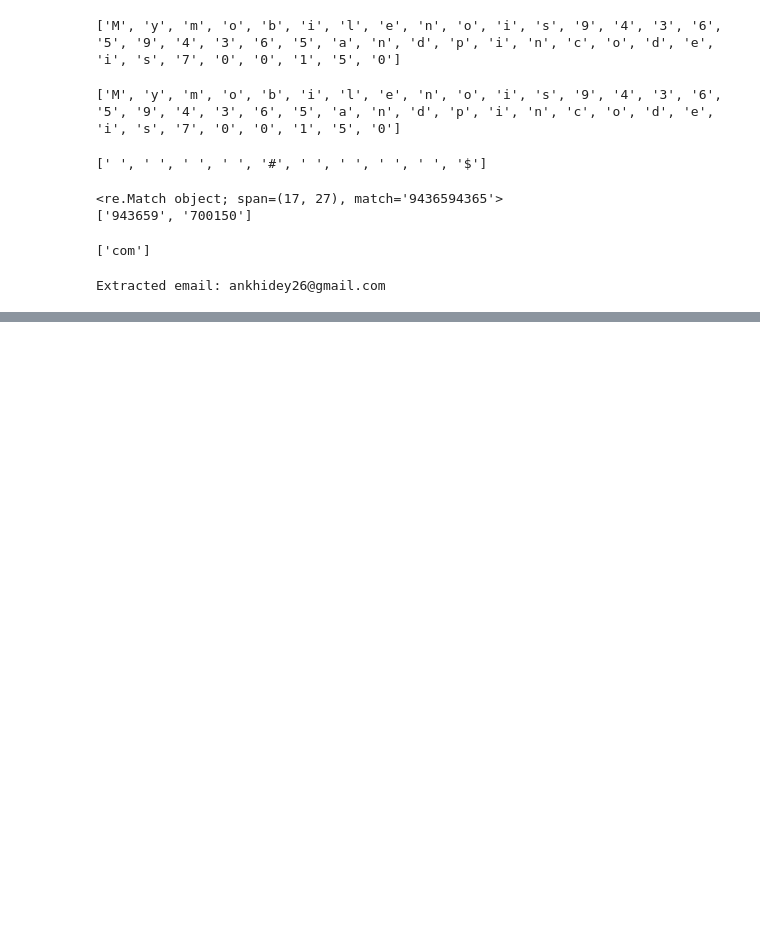
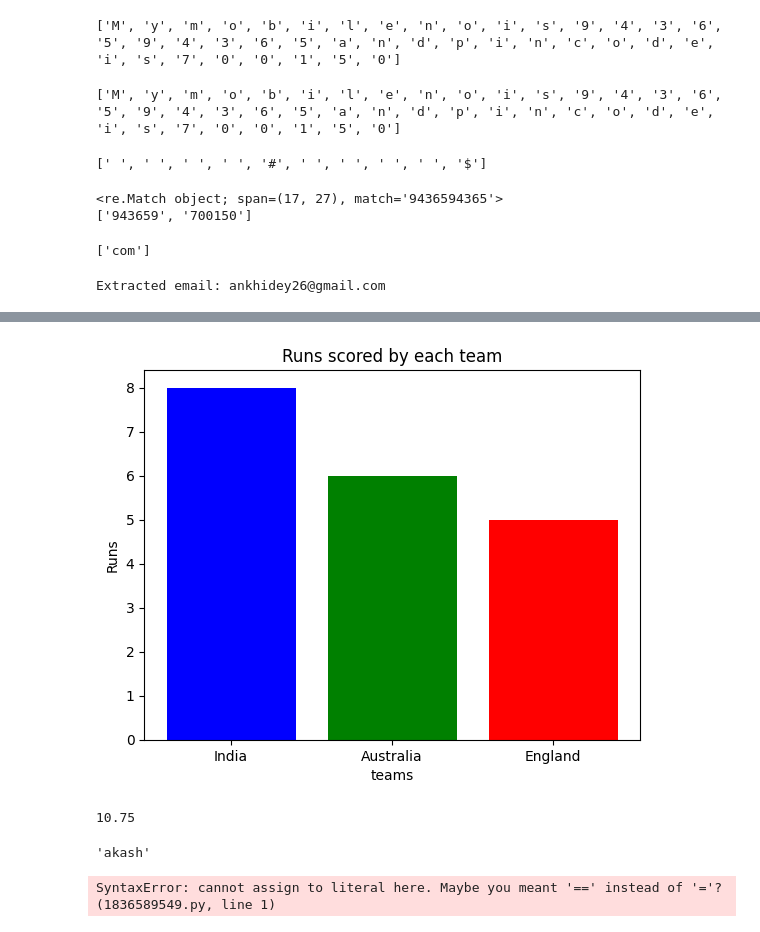
Before and after one commit to dementr05/python_notes-jupiter, a Jupyter notebook: regx_python.ipynb, the cells around one changed output, grey strips where cells are left out. Drawn from its saved outputs; the diff is of its cells as text; code cells hidden in the pictures; blank space fills up the shorter version.

```diff
--- a/regx_python.ipynb
+++ b/regx_python.ipynb
@@ -287,0 +350,28 @@ Extracted email: ankhidey26@gmail.com
+# %%
+import matplotlib.pyplot as plt
+teams=['India','Australia','England']
+runs = [8,6,5]
+plt.bar(teams,runs,color=['blue','green','red'])
+plt.xlabel('teams')
+plt.ylabel('Runs')
+plt.title('Runs scored by each team')
+plt.show()
+# %% [output]
+[figure, added]
+# %%
+min=645
+hrs=min/60
+print(hrs)
+# %% [output]
+10.75
+# %%
+str="AKASH"
+str1=str.lower()
+str1
+# %% [output]
+'akash'
+# %%
+17=n
+print(n)
+# %% [output]
+SyntaxError: cannot assign to literal here. Maybe you meant '==' instead of '='? (1836589549.py, line 1)
```
Also changed, not shown: parts of 10 cells of this notebook, 1 other file.
